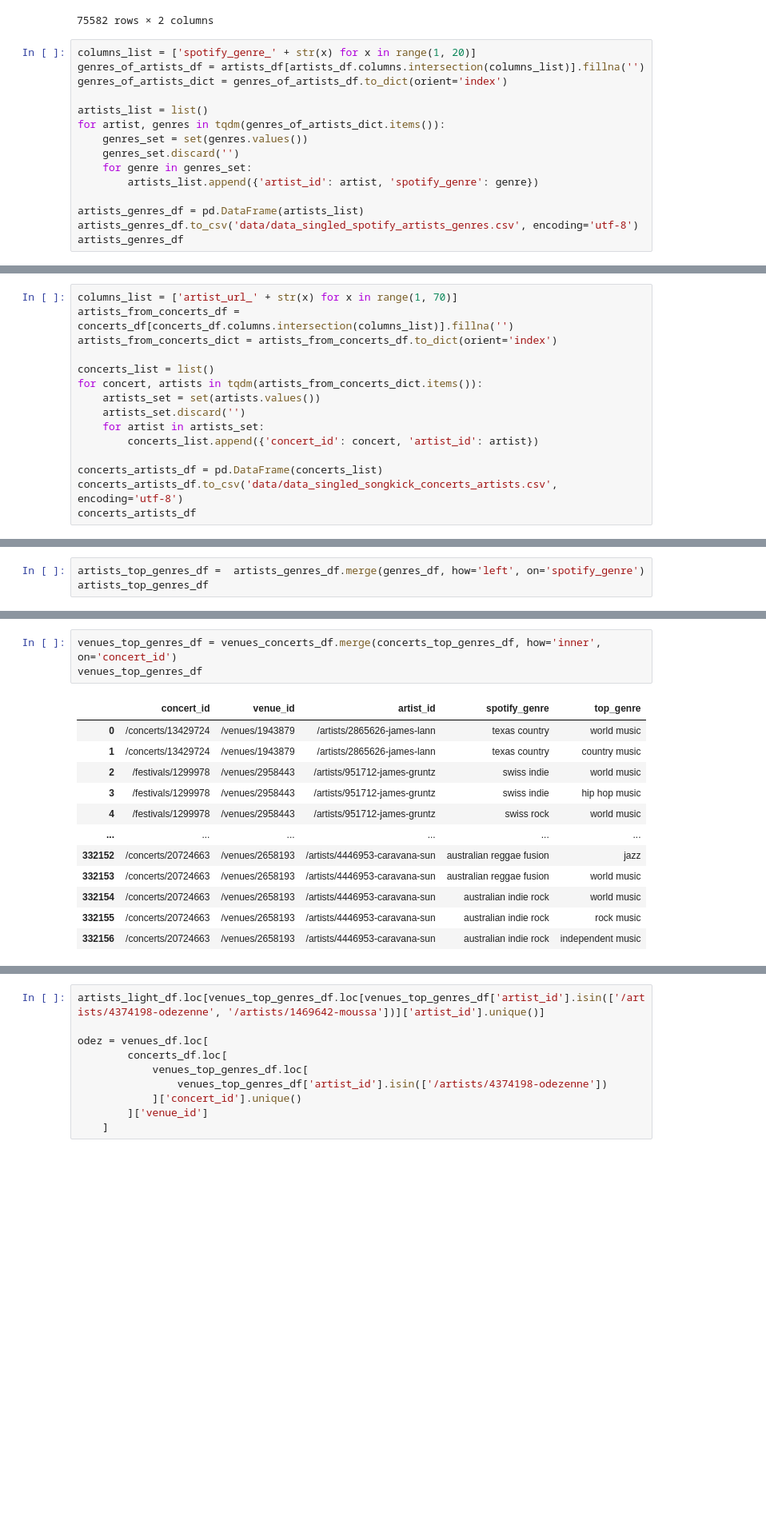
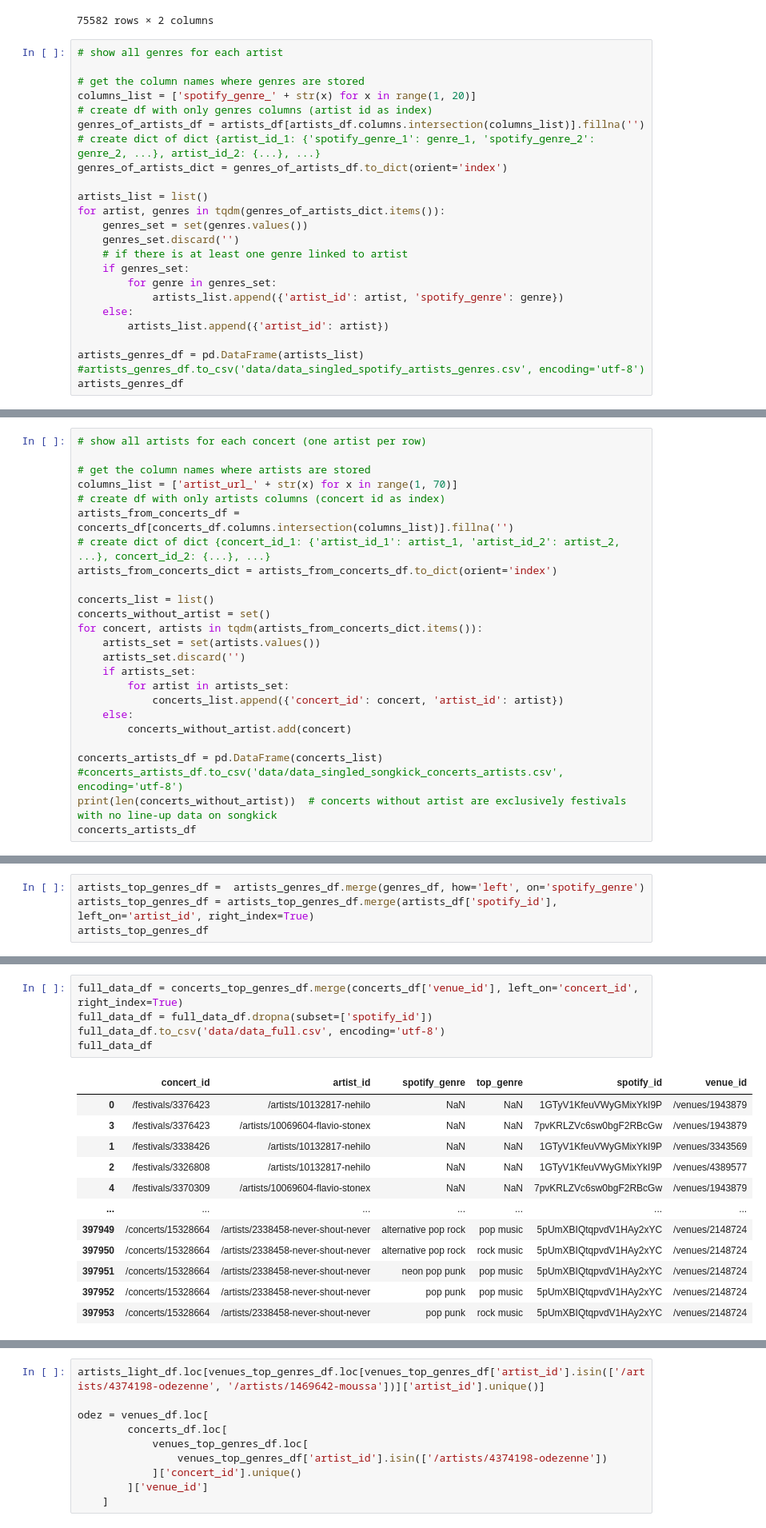
Before and after one commit to cyrillegc/thesis-redux, a Jupyter notebook: data_cleaning.ipynb, the cells around one changed output, grey strips where cells are left out. Shown at 80% size. Drawn from its saved outputs; the diff is of its cells as text; blank space fills up the shorter version.

```diff
--- a/data_cleaning.ipynb
+++ b/data_cleaning.ipynb
@@ -122,19 +126,28 @@ venues_concerts_df
 | 75581 | /concerts/20724663 | /venues/2658193 |
 75582 rows × 2 columns
 # %%
+# show all genres for each artist
+
+# get the column names where genres are stored
 columns_list = ['spotify_genre_' + str(x) for x in range(1, 20)]
+# create df with only genres columns (artist id as index)
 genres_of_artists_df = artists_df[artists_df.columns.intersection(columns_list)].fillna('')
+# create dict of dict {artist_id_1: {'spotify_genre_1': genre_1, 'spotify_genre_2': genre_2, ...}, artist_id_2: {...}, ...}
 genres_of_artists_dict = genres_of_artists_df.to_dict(orient='index')
 
 artists_list = list()
 for artist, genres in tqdm(genres_of_artists_dict.items()):
     genres_set = set(genres.values())
     genres_set.discard('')
-    for genre in genres_set:
-        artists_list.append({'artist_id': artist, 'spotify_genre': genre})
+    # if there is at least one genre linked to artist
+    if genres_set:
+        for genre in genres_set:
+            artists_list.append({'artist_id': artist, 'spotify_genre': genre})
+    else:
+        artists_list.append({'artist_id': artist})
 
 artists_genres_df = pd.DataFrame(artists_list)
-artists_genres_df.to_csv('data/data_singled_spotify_artists_genres.csv', encoding='utf-8')
+#artists_genres_df.to_csv('data/data_singled_spotify_artists_genres.csv', encoding='utf-8')
 artists_genres_df
 # %% [output]
 |  | artist_id | spotify_genre |
@@ -153,16 +166,26 @@ artists_genres_df
 # %%
+# show all artists for each concert (one artist per row)
+
+# get the column names where artists are stored
 columns_list = ['artist_url_' + str(x) for x in range(1, 70)]
+# create df with only artists columns (concert id as index)
 artists_from_concerts_df = concerts_df[concerts_df.columns.intersection(columns_list)].fillna('')
+# create dict of dict {concert_id_1: {'artist_id_1': artist_1, 'artist_id_2': artist_2, ...}, concert_id_2: {...}, ...}
 artists_from_concerts_dict = artists_from_concerts_df.to_dict(orient='index')
 
 concerts_list = list()
+concerts_without_artist = set()
 for concert, artists in tqdm(artists_from_concerts_dict.items()):
     artists_set = set(artists.values())
     artists_set.discard('')
-    for artist in artists_set:
-        concerts_list.append({'concert_id': concert, 'artist_id': artist})
+    if artists_set:
+        for artist in artists_set:
+            concerts_list.append({'concert_id': concert, 'artist_id': artist})
+    else:
+        concerts_without_artist.add(concert)
 
 concerts_artists_df = pd.DataFrame(concerts_list)
-concerts_artists_df.to_csv('data/data_singled_songkick_concerts_artists.csv', encoding='utf-8')
+#concerts_artists_df.to_csv('data/data_singled_songkick_concerts_artists.csv', encoding='utf-8')
+print(len(concerts_without_artist))  # concerts without artist are exclusively festivals with no line-up data on songkick
 concerts_artists_df
 # %% [output]
@@ -182,4 +206,5 @@ concerts_artists_df
 # %%
 artists_top_genres_df =  artists_genres_df.merge(genres_df, how='left', on='spotify_genre')
+artists_top_genres_df = artists_top_genres_df.merge(artists_df['spotify_id'], left_on='artist_id', right_index=True)
 artists_top_genres_df
 # %% [output]
@@ -216,16 +241,18 @@ concerts_top_genres_df
 # %%
-venues_top_genres_df = venues_concerts_df.merge(concerts_top_genres_df, how='inner', on='concert_id')
-venues_top_genres_df
+full_data_df = concerts_top_genres_df.merge(concerts_df['venue_id'], left_on='concert_id', right_index=True)
+full_data_df = full_data_df.dropna(subset=['spotify_id'])
+full_data_df.to_csv('data/data_full.csv', encoding='utf-8')
+full_data_df
 # %% [output]
-|  | concert_id | venue_id | artist_id | spotify_genre | top_genre |
-| 0 | /concerts/13429724 | /venues/1943879 | /artists/2865626-james-lann | texas country | world music |
-| 1 | /concerts/13429724 | /venues/1943879 | /artists/2865626-james-lann | texas country | country music |
-| 2 | /festivals/1299978 | /venues/2958443 | /artists/951712-james-gruntz | swiss indie | world music |
-| 3 | /festivals/1299978 | /venues/2958443 | /artists/951712-james-gruntz | swiss indie | hip hop music |
-| 4 | /festivals/1299978 | /venues/2958443 | /artists/951712-james-gruntz | swiss rock | world music |
-| ... | ... | ... | ... | ... | ... |
-| 332152 | /concerts/20724663 | /venues/2658193 | /artists/4446953-caravana-sun | australian reggae fusion | jazz |
-| 332153 | /concerts/20724663 | /venues/2658193 | /artists/4446953-caravana-sun | australian reggae fusion | world music |
-| 332154 | /concerts/20724663 | /venues/2658193 | /artists/4446953-caravana-sun | australian indie rock | world music |
-| 332155 | /concerts/20724663 | /venues/2658193 | /artists/4446953-caravana-sun | australian indie rock | rock music |
-| 332156 | /concerts/20724663 | /venues/2658193 | /artists/4446953-caravana-sun | australian indie rock | independent music |
+|  | concert_id | artist_id | spotify_genre | top_genre | spotify_id | venue_id |
+| 0 | /festivals/3376423 | /artists/10132817-nehilo | NaN | NaN | 1GTyV1KfeuVWyGMixYkI9P | /venues/1943879 |
+| 3 | /festivals/3376423 | /artists/10069604-flavio-stonex | NaN | NaN | 7pvKRLZVc6sw0bgF2RBcGw | /venues/1943879 |
+| 1 | /festivals/3338426 | /artists/10132817-nehilo | NaN | NaN | 1GTyV1KfeuVWyGMixYkI9P | /venues/3343569 |
+| 2 | /festivals/3326808 | /artists/10132817-nehilo | NaN | NaN | 1GTyV1KfeuVWyGMixYkI9P | /venues/4389577 |
+| 4 | /festivals/3370309 | /artists/10069604-flavio-stonex | NaN | NaN | 7pvKRLZVc6sw0bgF2RBcGw | /venues/1943879 |
+| ... | ... | ... | ... | ... | ... | ... |
+| 397949 | /concerts/15328664 | /artists/2338458-never-shout-never | alternative pop rock | pop music | 5pUmXBIQtqpvdV1HAy2xYC | /venues/2148724 |
+| 397950 | /concerts/15328664 | /artists/2338458-never-shout-never | alternative pop rock | rock music | 5pUmXBIQtqpvdV1HAy2xYC | /venues/2148724 |
+| 397951 | /concerts/15328664 | /artists/2338458-never-shout-never | neon pop punk | pop music | 5pUmXBIQtqpvdV1HAy2xYC | /venues/2148724 |
+| 397952 | /concerts/15328664 | /artists/2338458-never-shout-never | pop punk | pop music | 5pUmXBIQtqpvdV1HAy2xYC | /venues/2148724 |
+| 397953 | /concerts/15328664 | /artists/2338458-never-shout-never | pop punk | rock music | 5pUmXBIQtqpvdV1HAy2xYC | /venues/2148724 |
```
Also changed, not shown: parts of 20 cells of this notebook, 7 other files.
